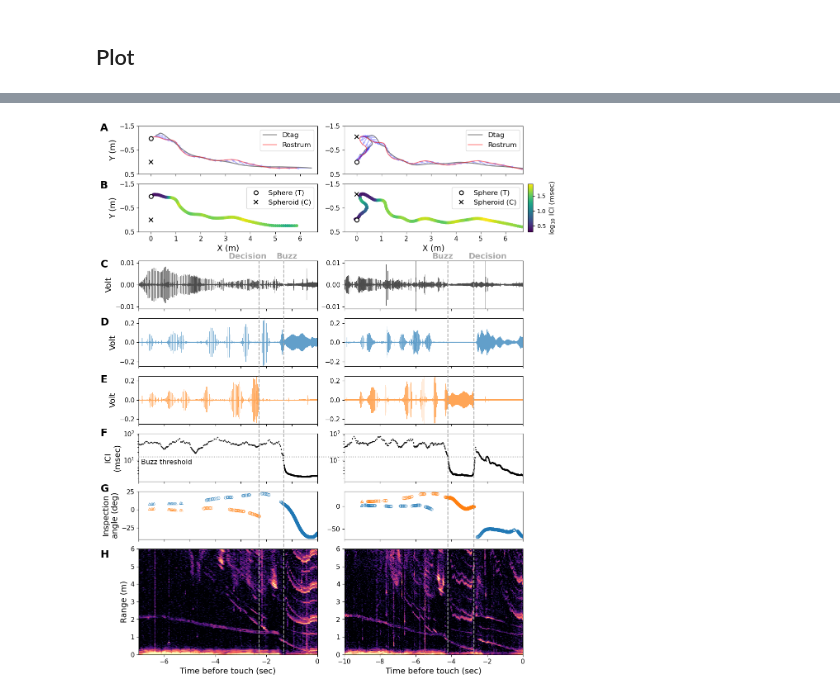
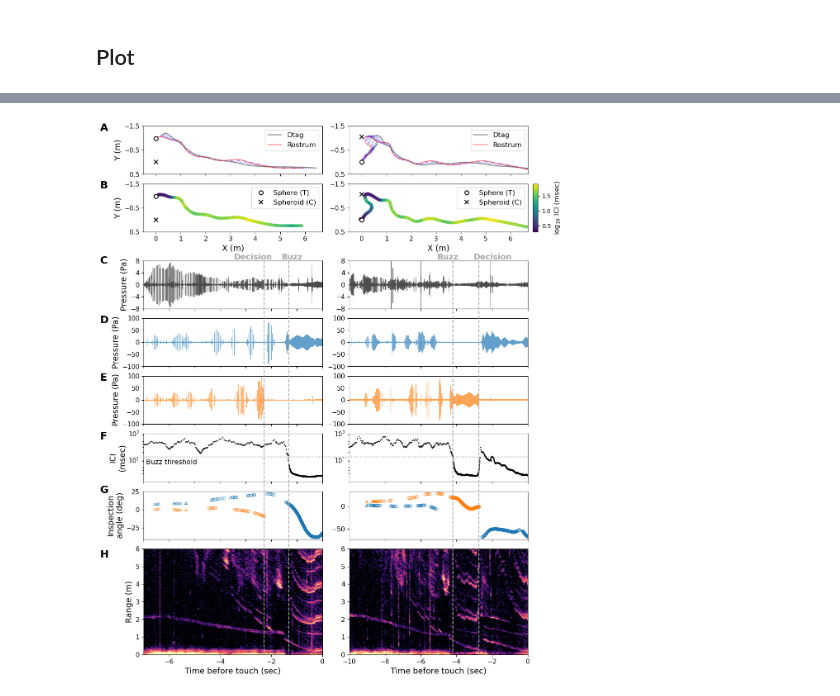
Before and after one commit to leewujung/porpoise_spheroid, a Jupyter notebook: notebooks_fig/fig_example_data.ipynb, the cells around one changed output, grey strips where cells are left out. Drawn from its saved outputs; the diff is of its cells as text; code cells hidden in the pictures.

Commit message:
update fig_example_data to plot pressure instead of volt for hydro and dtag sigs, add dtag_send to core.MISC_PARAMS

```diff
--- a/notebooks_fig/fig_example_data.ipynb
+++ b/notebooks_fig/fig_example_data.ipynb
@@ -108,0 +153,5 @@ def get_df_before_touch(df):
+# %%
+# =============
+trial_plot = [223, 196]  # 223-M,TC1;  219-M,CT2
+waveform_unit_type = "pressure"  # "pressure" or "volt"
+# =============
@@ -311,7 +348,7 @@ plt.subplots_adjust(hspace=0.2, wspace=0.15)
 ax_all = []
 video_first_time = []
 
-for col, trial_idx in enumerate([223, 196]):  # 223-M,TC1;  219-M,CT2
+for col, trial_idx in enumerate(trial_plot):
 
     # Load TrialProcessor object
     tp_obj_fname = tp_path / f"trial_{trial_idx:03d}.pickle"
@@ -370,10 +407,19 @@ for col, trial_idx in enumerate([223, 196]):  # 223-M,TC1;  219-M,CT2
     # Echogram
     dtag_file = list(dtag_filtered_bpf_path.glob(f"t{trial_idx:03d}_*.wav"))[0]
     dtag_fs, dtag_sig = wavfile.read(dtag_file)
+    if waveform_unit_type == "pressure":
+        dtag_sig = dtag_sig * 10**(-MISC_PARAMS["dtag_sens"]/20) / 1e6  # sensitivty, uPa to Pa
     dtag_time = np.arange(len(dtag_sig)) / dtag_fs
 
     hydro_file = list(hydro_wav_path.glob(f"t{trial_idx:03d}_*.wav"))[0]
     hydro_fs, hydro_sig = wavfile.read(hydro_file)
+    if waveform_unit_type == "pressure":
+        hydro_sig = (
+            hydro_sig
+            * 10**(-HYDRO_PARAMS["hydro_sens"]/20)  # sensitivity
+            * 10**(-HYDRO_PARAMS["recording_gain"]/20)  # gain
+            / 1e6  # uPa to Pa
+        )
     hydro_time = np.arange(hydro_sig.shape[0]) / hydro_fs
 
     echogram_file = list(echogram_path.glob(f"t{trial_idx:03d}_*.npz"))[0]
@@ -417,32 +463,43 @@ ax_all[1]["track_ICI"].set_xticks(np.arange(0, 7, 1))
 ax_all[0]["echogram"].set_xticks(np.arange(-20, 1, 2))
 ax_all[1]["echogram"].set_xticks(np.arange(-20, 1, 2))
 
-# yticks
-for seq in range(2):
-    ax_all[seq]["dtag"].set_yticks(np.arange(-0.01, 0.015, 0.01))
-    ax_all[seq]["hydro0"].set_yticks(np.arange(-0.2, 0.3, 0.2))
-    ax_all[seq]["hydro1"].set_yticks(np.arange(-0.2, 0.3, 0.2))
-    ax_all[seq]["echogram"].set_yticks(np.arange(0, 20, 1))
-    ax_all[seq]["track"].set_yticks(np.arange(-1.5, 1, 1))
-    ax_all[seq]["track_ICI"].set_yticks(np.arange(-1.5, 1, 1))
-
 # xlim
 for seq in range(2):
     for axx in list(ax_all[seq].values())[2:-1]:  # do not adjust track panels
         if seq == 0:
-            axx.set_xlim(-7, 0)
+            axx.set_xlim(-7, 0)   # example 1: left panel
         else:
-            axx.set_xlim(-10, 0)
+            axx.set_xlim(-10, 0)  # example 2: right panel
 
 for seq in range(2):
     for axx in list(ax_all[seq].values())[2:-2]:  # do not adjust track panels
         axx.set_xticklabels("")
 
+# yticks
+for seq in range(2):
+    if waveform_unit_type == "pressure":
+        ax_all[seq]["dtag"].set_yticks(np.arange(-8, 8.1, 4))  # Pa
+        ax_all[seq]["hydro0"].set_yticks(np.arange(-100, 101, 50))  # Pa
+        ax_all[seq]["hydro1"].set_yticks(np.arange(-100, 101, 50))  # Pa
+    else:
+        ax_all[seq]["dtag"].set_yticks(np.arange(-0.01, 0.015, 0.01))  # Volt
+        ax_all[seq]["hydro0"].set_yticks(np.arange(-0.2, 0.3, 0.2))  # Volt
+        ax_all[seq]["hydro1"].set_yticks(np.arange(-0.2, 0.3, 0.2))  # Volt
+    ax_all[seq]["echogram"].set_yticks(np.arange(0, 20, 1))
+    ax_all[seq]["track"].set_yticks(np.arange(-1.5, 1, 1))
+    ax_all[seq]["track_ICI"].set_yticks(np.arange(-1.5, 1, 1))
+
 # ylim
 for seq in range(2):
     for axx in [ax_all[seq]["hydro0"], ax_all[seq]["hydro1"]]:
-        axx.set_ylim(-0.25, 0.25)
-    ax_all[seq]["dtag"].set_ylim(-0.011, 0.011)
+        if waveform_unit_type == "pressure":
+            axx.set_ylim(-100, 100)  # Pa
+        else:
+            axx.set_ylim(-0.25, 0.25)  # Volt
+    if waveform_unit_type == "pressure":
+        ax_all[seq]["dtag"].set_ylim(-8, 8)  # Pa
+    else:
+        ax_all[seq]["dtag"].set_ylim(-0.011, 0.011)  # Volt
     ax_all[seq]["ICI"].set_ylim(1.5, 100)
     ax_all[seq]["echogram"].set_ylim(0, 6)
 
@@ -453,42 +510,47 @@ ax_all[0]["track_ICI"].set_xlabel("X (m)", fontsize=label_size)
 ax_all[1]["track_ICI"].set_xlabel("X (m)", fontsize=label_size)
 ax_all[0]["echogram"].set_xlabel("Time before touch (sec)", fontsize=label_size)
 ax_all[1]["echogram"].set_xlabel("Time before touch (sec)", fontsize=label_size)
 
 ax_all[0]["track"].set_ylabel("Y (m)", fontsize=label_size)
 ax_all[0]["track_ICI"].set_ylabel("Y (m)", fontsize=label_size)
-ax_all[0]["dtag"].set_ylabel("Volt", fontsize=label_size)
-ax_all[0]["hydro0"].set_ylabel("Volt", fontsize=label_size)
-ax_all[0]["hydro1"].set_ylabel("Volt", fontsize=label_size)
+if waveform_unit_type == "pressure":
+    ax_all[0]["dtag"].set_ylabel("Pressure (Pa)", fontsize=label_size)
+    ax_all[0]["hydro0"].set_ylabel("Pressure (Pa)", fontsize=label_size)
+    ax_all[0]["hydro1"].set_ylabel("Pressure (Pa)", fontsize=label_size)
+else:
+    ax_all[0]["dtag"].set_ylabel("Volt", fontsize=label_size)
+    ax_all[0]["hydro0"].set_ylabel("Volt", fontsize=label_size)
+    ax_all[0]["hydro1"].set_ylabel("Volt", fontsize=label_size)
 ax_all[0]["ICI"].set_ylabel("ICI\n(msec)", fontsize=label_size)
 ax_all[0]["angle"].set_ylabel("Inspection\nangle (deg)", fontsize=label_size)
 ax_all[0]["echogram"].set_ylabel("Range (m)", fontsize=label_size)
 
 
 # Extra annotations
 ax_all[0]["ICI"].text(-6.9, 7, "Buzz threshold", fontsize=12)
 con3 = ConnectionPatch(
     xyA=(-7, 13),
     xyB=(-0, 13),
     coordsA="data", coordsB="data",
     axesA=ax_all[0]["ICI"], axesB=ax_all[1]["ICI"], color="darkgrey", ls=":", lw=1.5, capstyle="butt"
 )
 ax_all[1]["ICI"].add_artist(con3)
 
 
 # Panel labels
 panel_size = 18
-ax_all[0]["track"].text(-2.05, -1.3, "A", fontsize=panel_size, fontweight="bold")
-ax_all[0]["track_ICI"].text(-2.05, -1.3, "B", fontsize=panel_size, fontweight="bold")
-ax_all[0]["dtag"].text(-8.5, 0.008, "C", fontsize=panel_size, fontweight="bold")
-ax_all[0]["hydro0"].text(-8.5, 0.18, "D", fontsize=panel_size, fontweight="bold")
-ax_all[0]["hydro1"].text(-8.5, 0.18, "E", fontsize=panel_size, fontweight="bold")
-ax_all[0]["ICI"].text(-8.5, 80, "F", fontsize=panel_size, fontweight="bold")
-ax_all[0]["angle"].text(-8.5, 25, "G", fontsize=panel_size, fontweight="bold")
-ax_all[0]["echogram"].text(-8.5, 5.5, "H", fontsize=panel_size, fontweight="bold")
+ax_all[0]["track"].text(-2.25, -1.3, "A", fontsize=panel_size, fontweight="bold")
+ax_all[0]["track_ICI"].text(-2.25, -1.3, "B", fontsize=panel_size, fontweight="bold")
+ax_all[0]["dtag"].text(-8.7, 7, "C", fontsize=panel_size, fontweight="bold")
+ax_all[0]["hydro0"].text(-8.7, 80, "D", fontsize=panel_size, fontweight="bold")
+ax_all[0]["hydro1"].text(-8.7, 80, "E", fontsize=panel_size, fontweight="bold")
+ax_all[0]["ICI"].text(-8.7, 60, "F", fontsize=panel_size, fontweight="bold")
+ax_all[0]["angle"].text(-8.7, 23, "G", fontsize=panel_size, fontweight="bold")
+ax_all[0]["echogram"].text(-8.7, 5.5, "H", fontsize=panel_size, fontweight="bold")
 
 
 plt.show()
 
 fig.savefig(fig_path / "fig_example_data.png", dpi=300, bbox_inches="tight")
 # %% [output]
-[figure, old version]
+[figure, new version]
```
Also changed, not shown: parts of 7 cells of this notebook, 1 other file.
